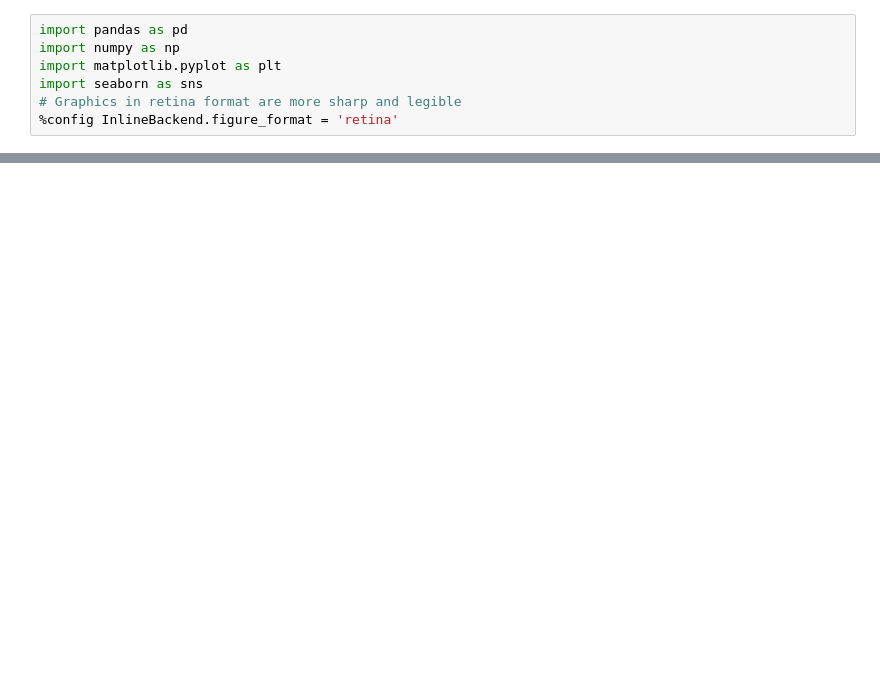
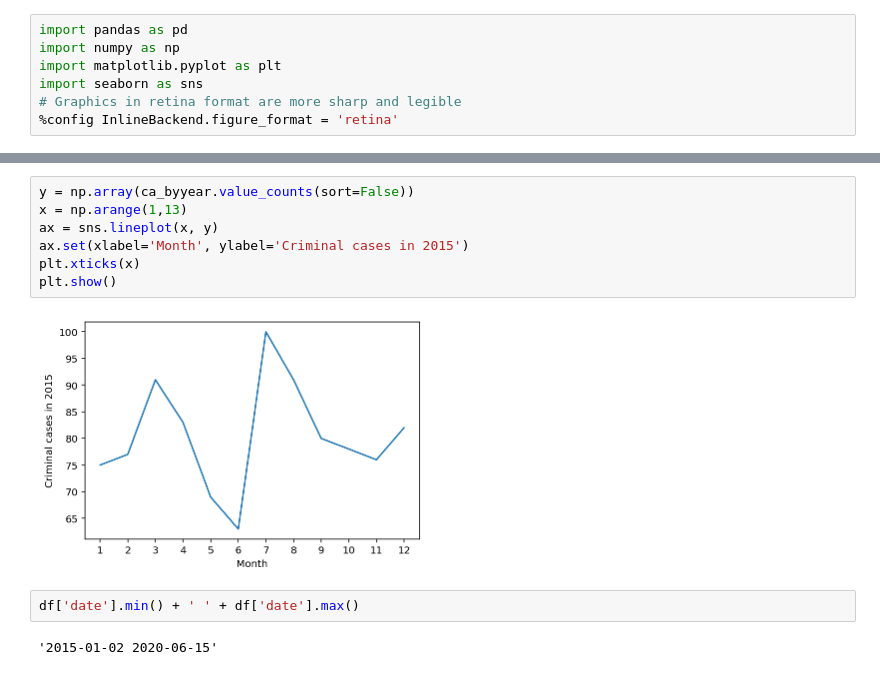
Before and after one commit to javsanbel2/betaproject, a Jupyter notebook: beta_javier.ipynb, the cells around one changed output, grey strips where cells are left out. Saved outputs shown, nothing was run; the diff lists cells and outputs as text; blank space fills up the shorter version.

```diff
--- a/beta_javier.ipynb
+++ b/beta_javier.ipynb
@@ -91,0 +120,13 @@ TypeError: bar() got multiple values for argument 'height'
+# %%
+y = np.array(ca_byyear.value_counts(sort=False))
+x = np.arange(1,13)
+ax = sns.lineplot(x, y)
+ax.set(xlabel='Month', ylabel='Criminal cases in 2015')
+plt.xticks(x)
+plt.show()
+# %% [output]
+[figure, added]
+# %%
+df['date'].min() + ' ' + df['date'].max()
+# %% [output]
+'2015-01-02 2020-06-15'
```
Also changed, not shown: parts of 15 cells of this notebook.
